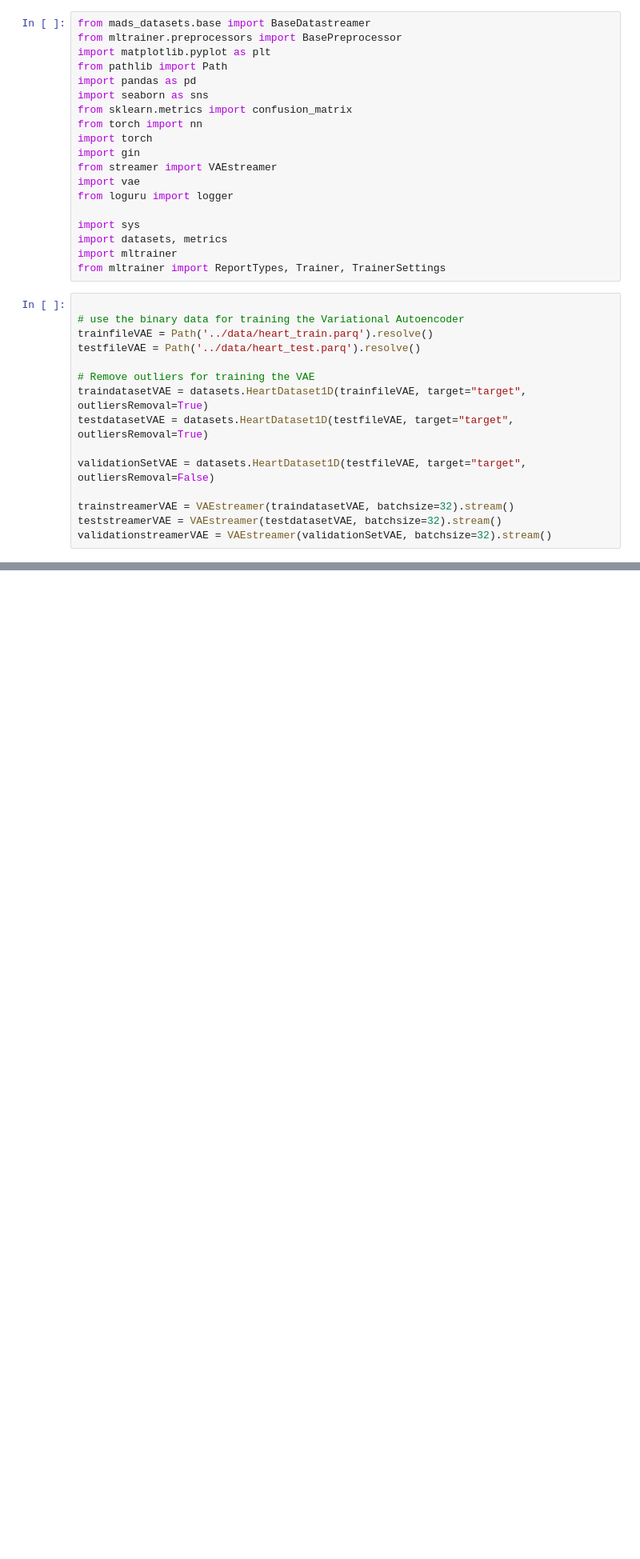
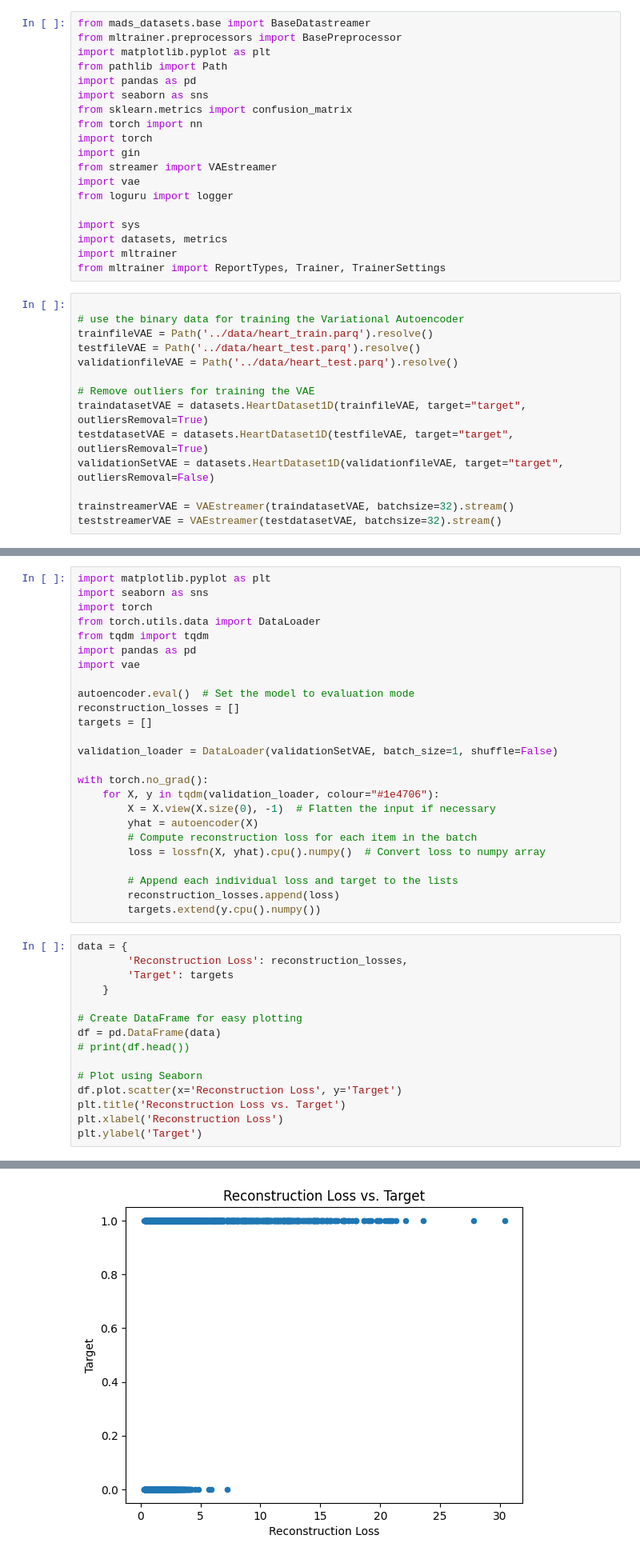
Before and after one commit to nicky508/nickyvanoorschot_mads_exam_24, a Jupyter notebook: notebooks/04_VAE_model.ipynb, the cells around one changed output, grey strips where cells are left out. Shown at 80% size. Drawn from its saved outputs; the diff is of its cells as text; blank space fills up the shorter version.

Commit message:
added notebook for validating autoencoder

```diff
--- a/notebooks/04_VAE_model.ipynb
+++ b/notebooks/04_VAE_model.ipynb
@@ -26,16 +26,15 @@ from mltrainer import ReportTypes, Trainer, TrainerSettings
 # use the binary data for training the Variational Autoencoder
 trainfileVAE = Path('../data/heart_train.parq').resolve()
 testfileVAE = Path('../data/heart_test.parq').resolve()
+validationfileVAE = Path('../data/heart_test.parq').resolve()
 
 # Remove outliers for training the VAE
 traindatasetVAE = datasets.HeartDataset1D(trainfileVAE, target="target", outliersRemoval=True)
 testdatasetVAE = datasets.HeartDataset1D(testfileVAE, target="target", outliersRemoval=True)
-
-validationSetVAE = datasets.HeartDataset1D(testfileVAE, target="target", outliersRemoval=False)
+validationSetVAE = datasets.HeartDataset1D(validationfileVAE, target="target", outliersRemoval=False)
 
 trainstreamerVAE = VAEstreamer(traindatasetVAE, batchsize=32).stream()
 teststreamerVAE = VAEstreamer(testdatasetVAE, batchsize=32).stream()
-validationstreamerVAE = VAEstreamer(validationSetVAE, batchsize=32).stream()
 # %%
 gin.parse_config_file(Path('../src/config.gin').resolve())
 
@@ -120,0 +97,41 @@ plot.set(xlabel="Predicted", ylabel="Target")
+# %%
+import matplotlib.pyplot as plt
+import seaborn as sns
+import torch
+from torch.utils.data import DataLoader
+from tqdm import tqdm
+import pandas as pd
+import vae
+
+autoencoder.eval()  # Set the model to evaluation mode
+reconstruction_losses = []
+targets = []
+
+validation_loader = DataLoader(validationSetVAE, batch_size=1, shuffle=False)
+
+with torch.no_grad():
+    for X, y in tqdm(validation_loader, colour="#1e4706"):
+        X = X.view(X.size(0), -1)  # Flatten the input if necessary
+        yhat = autoencoder(X)
+        # Compute reconstruction loss for each item in the batch
+        loss = lossfn(X, yhat).cpu().numpy()  # Convert loss to numpy array
+
+        # Append each individual loss and target to the lists
+        reconstruction_losses.append(loss)
+        targets.extend(y.cpu().numpy())
+# %%
+data = {
+        'Reconstruction Loss': reconstruction_losses,
+        'Target': targets
+    }
+
+# Create DataFrame for easy plotting
+df = pd.DataFrame(data)
+# print(df.head())
+
+# Plot using Seaborn
+df.plot.scatter(x='Reconstruction Loss', y='Target')
+plt.title('Reconstruction Loss vs. Target')
+plt.xlabel('Reconstruction Loss')
+plt.ylabel('Target')
+# %% [output]
@@ -120,0 +139 @@ plot.set(xlabel="Predicted", ylabel="Target")
+[figure, added]
```
Also changed, not shown: parts of 3 cells of this notebook, 18 other files.
